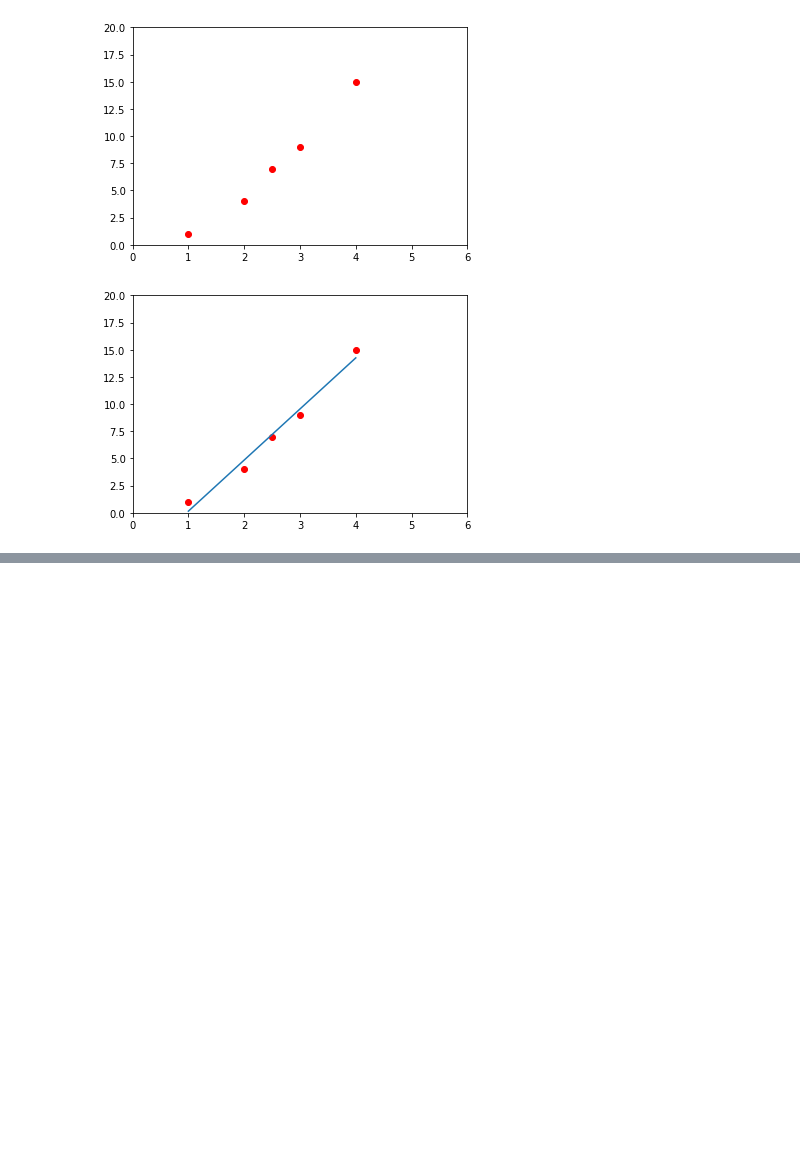
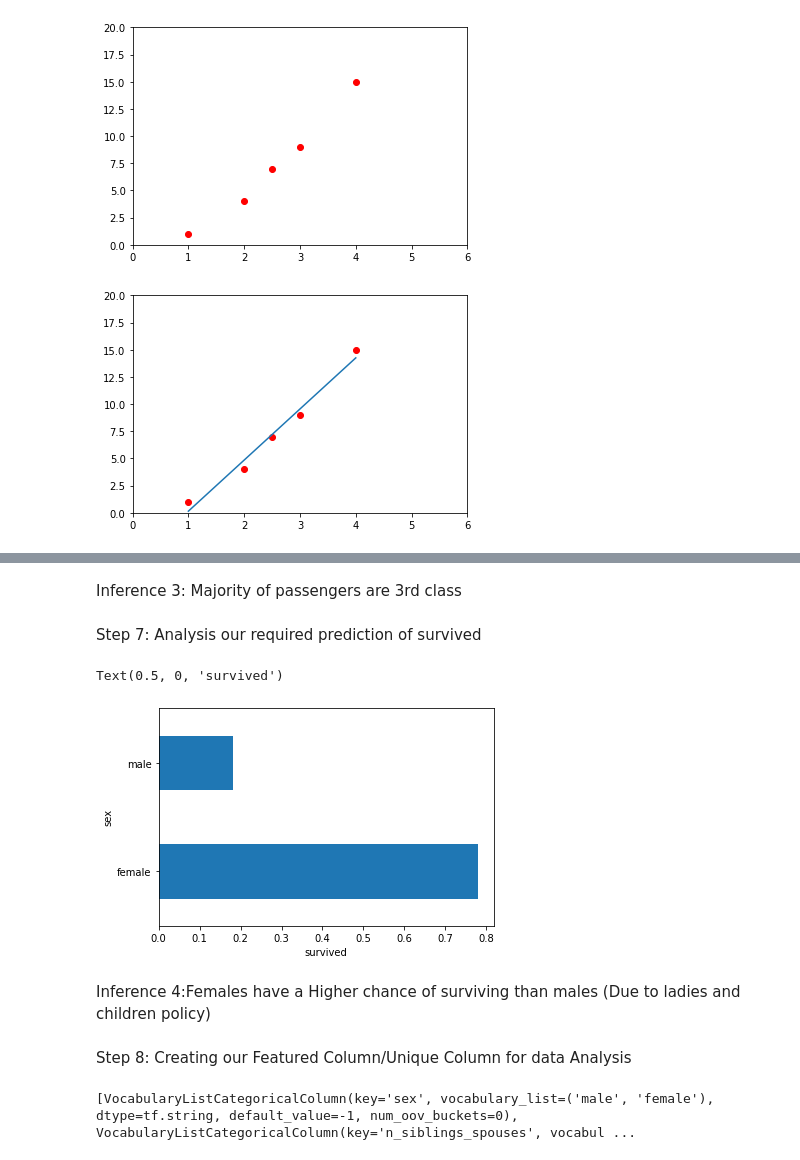
Before and after one commit to koushikpr/Machine-Learning-end-to-end-Implementations, a Jupyter notebook: Tensorflow_Practise.ipynb, the cells around one changed output, grey strips where cells are left out. Drawn from its saved outputs; the diff is of its cells as text; code cells hidden in the pictures; blank space fills up the shorter version.

```diff
--- a/Tensorflow_Practise.ipynb
+++ b/Tensorflow_Practise.ipynb
@@ -196,0 +255,28 @@ reading = pd.read_csv()
+# %% [markdown]
+Inference 3: Majority of passengers are 3rd class
+# %% [markdown]
+Step 7: Analysis our required prediction of survived
+# %%
+pd.concat([reading,readingcheck],axis=1).groupby('sex').survived.mean().plot(kind='barh').set_xlabel('survived')
+# %% [output]
+Text(0.5, 0, 'survived')
+[figure, added]
+# %% [markdown]
+Inference 4:Females have a Higher chance of surviving than males
+(Due to ladies and children policy)
+# %% [markdown]
+Step 8: Creating our Featured Column/Unique Column for data Analysis
+# %%
+CC = ['sex', 'n_siblings_spouses', 'parch', 'class', 'deck',
+                       'embark_town', 'alone']
+NC = ['age', 'fare']
+
+fc =[]
+for x in CC:
+  voc = reading[x].unique()
+  fc.append(tf.feature_column.categorical_column_with_vocabulary_list(x,voc))
+for y in NC:
+  fc.append(tf.feature_column.numeric_column(y, dtype=tf.float32))
+print(fc)
+# %% [output]
+[VocabularyListCategoricalColumn(key='sex', vocabulary_list=('male', 'female'), dtype=tf.string, default_value=-1, num_oov_buckets=0), VocabularyListCategoricalColumn(key='n_siblings_spouses', vocabul ...
```
Also changed, not shown: parts of 18 cells of this notebook.
